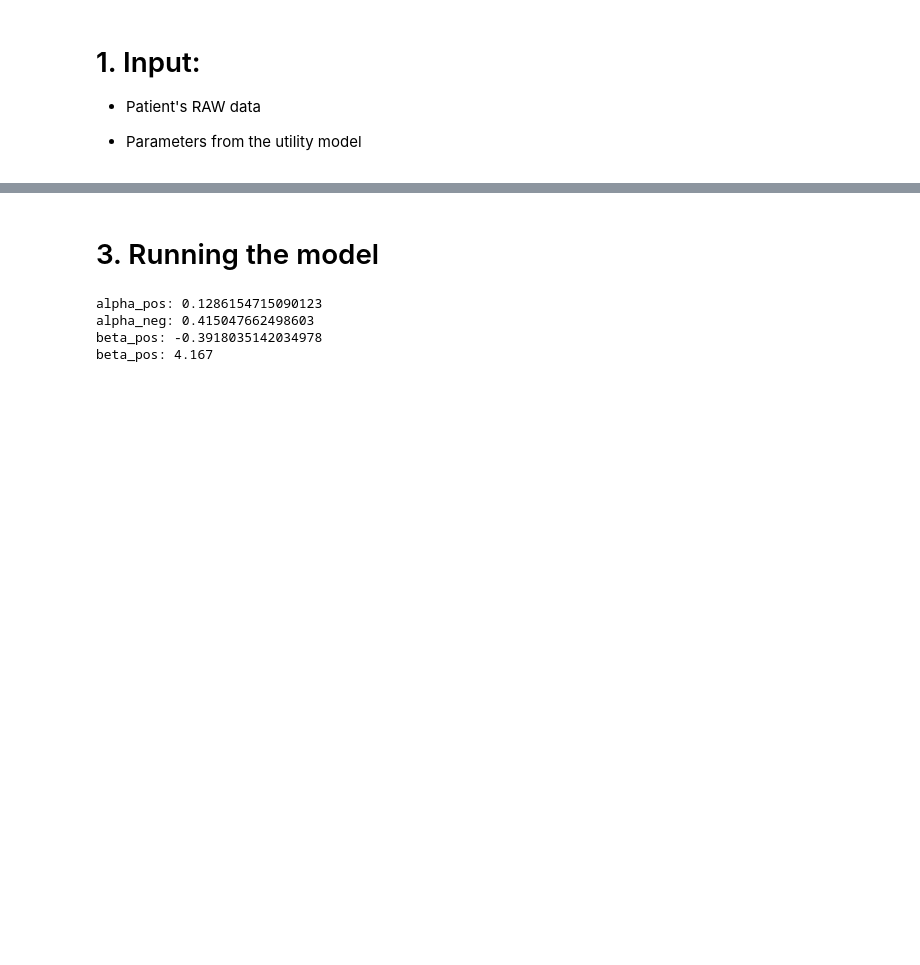
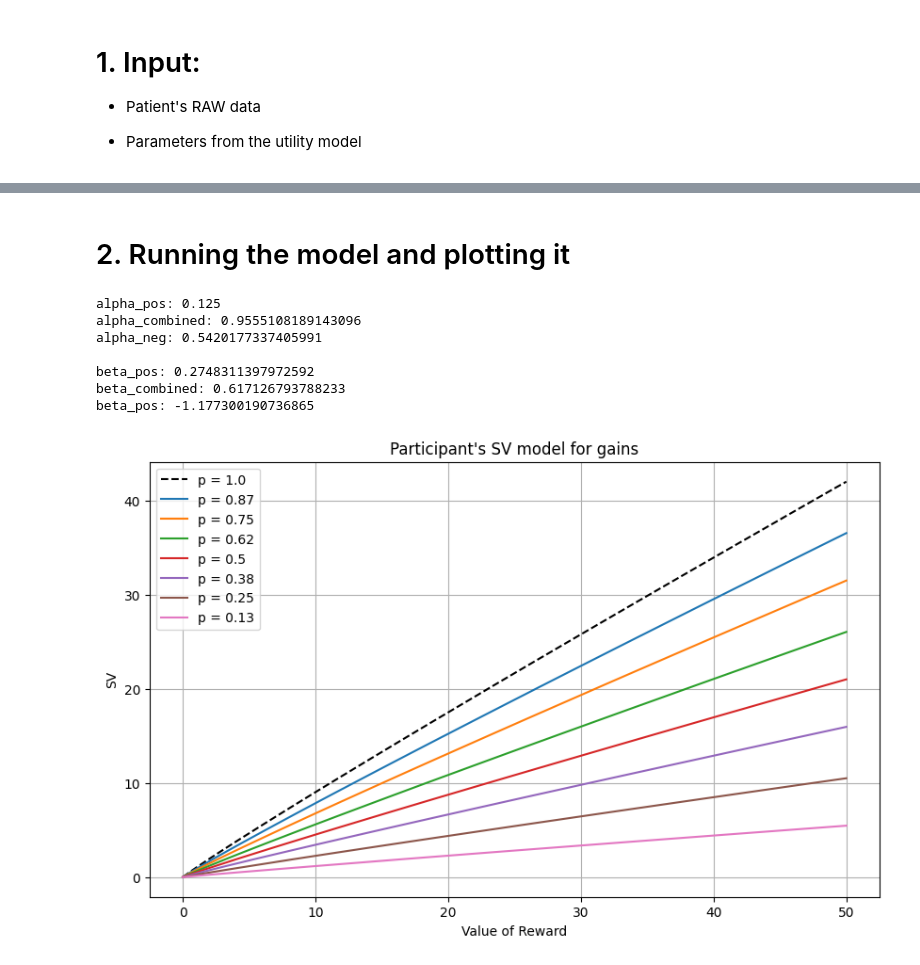
Before and after one commit to CDN-Lab/Intracraneal_electrodes, a Jupyter notebook: uncertaintyencoding.ipynb, the cells around one changed output, grey strips where cells are left out. Drawn from its saved outputs; the diff is of its cells as text; code cells hidden in the pictures; blank space fills up the shorter version.

Commit message:
Created function to get different lotterys for the same subjective value

```diff
--- a/uncertaintyencoding.ipynb
+++ b/uncertaintyencoding.ipynb
@@ -16,11 +17,10 @@ import numpy as np
 
 - Parameters from the utility model
 # %%
-
 #path= 'Z:/Santiago_Guardo/data' #Specify where the data is stored in the FileShare. This is for my Laptop
 
 #Path to the data files
-path = '/Volumes/UCDN/Santiago_Guardo/data' #MAC path to the File share
+path = '/Volumes/UCDN/datasets/ICR' #MAC path to the File share
 patient_code = 'patient1_calibration' #Specify the patient's code
 patient_split_dir = os.path.join(path,'split')
 patient_trials = os.path.join(patient_split_dir,'{}/crdm/{}_crdm.csv').format(patient_code,patient_code) #This is the psychopy output CSV
@@ -119,24 +64,62 @@ plotting_raw_behavior(dfloss, trials='loss')
 # %% [markdown]
-# 3. Running the model
+# 2. Running the model and plotting it
 # %%
 
-#Define the parameter values for the given participant.
+#From the CRDM_analysis CSV we pick our patient's parameters
 filtered_parameters = parameters[parameters['subject'] == patient_code]
 
-# Create alpha_pos and alpha_neg variables
+# Create pos, comb, neg parameters and read them from the csv
 alpha_pos = filtered_parameters.loc[filtered_parameters['domain'] == 'gain', 'alpha'].values[0]
+alpha_comb = filtered_parameters.loc[filtered_parameters['domain'] == 'combined', 'alpha'].values[0]
 alpha_neg = filtered_parameters.loc[filtered_parameters['domain'] == 'loss', 'alpha'].values[0]
 
+
 beta_pos = filtered_parameters.loc[filtered_parameters['domain'] == 'gain', 'beta'].values[0]
+beta_comb = filtered_parameters.loc[filtered_parameters['domain'] == 'combined', 'beta'].values[0]
 beta_neg = filtered_parameters.loc[filtered_parameters['domain'] == 'loss', 'beta'].values[0]
 
+
 print("alpha_pos:", alpha_pos)
+print("alpha_combined:", alpha_comb)
 print("alpha_neg:", alpha_neg)
 
-print("beta_pos:", beta_pos)
+print("\nbeta_pos:", beta_pos)
+print("beta_combined:", beta_comb)
 print("beta_pos:", beta_neg)
 # %% [output]
-alpha_pos: 0.1286154715090123
-alpha_neg: 0.415047662498603
-beta_pos: -0.3918035142034978
-beta_pos: 4.167
+alpha_pos: 0.125
+alpha_combined: 0.9555108189143096
+alpha_neg: 0.5420177337405991
+
+beta_pos: 0.2748311397972592
+beta_combined: 0.617126793788233
+beta_pos: -1.177300190736865
+# %%
+def plot_sv(alpha, beta, trials = 'gains'): #Define a function to plot SV given participant's input
+    A = 0
+    p_options = [1.0, 0.87, 0.75, 0.62, 0.5, 0.38, 0.25, 0.13] #We want a line for every probability level. The 1.0 is the classic (non risky) utility function
+
+    v = np.linspace(0, 50, 100) # The x axis goes from 0 to 50 an takes 100 points (just to make the figure smooth
+    if trials == 'losses':
+        v = np.linspace(0, -50, 100)
+    plt.figure(figsize=(10, 6)) #Create a plot figure
+    Amp = 1.0
+    if trials == 'losses':
+        Amp = -1.0
+    for p in p_options: #Iterate through each probability level
+        sv = (p - beta * A / 2)* Amp * abs(v)**alpha #Calculate the SV of every V from 0 to 50 for a given p
+        if p == 1.0:  #Non risky
+            plt.plot(v, sv, label=f'p = {p}', linestyle='--', color='black') #If p=0, plot a black dashed line using V as X and SV as Y
+        else:
+            plt.plot(v, sv, label=f'p = {p}')
+
+    plt.xlabel('Value of Reward')
+    plt.ylabel('SV')
+    plt.title("Participant's SV model for {}".format(trials))
+    plt.legend()
+    plt.grid(True)
+    plt.show()
+# %%
+plot_sv(alpha_comb,beta_comb, trials = 'gains')
+# %% [output]
+[figure, added]
```
Also changed, not shown: parts of 21 cells of this notebook.
